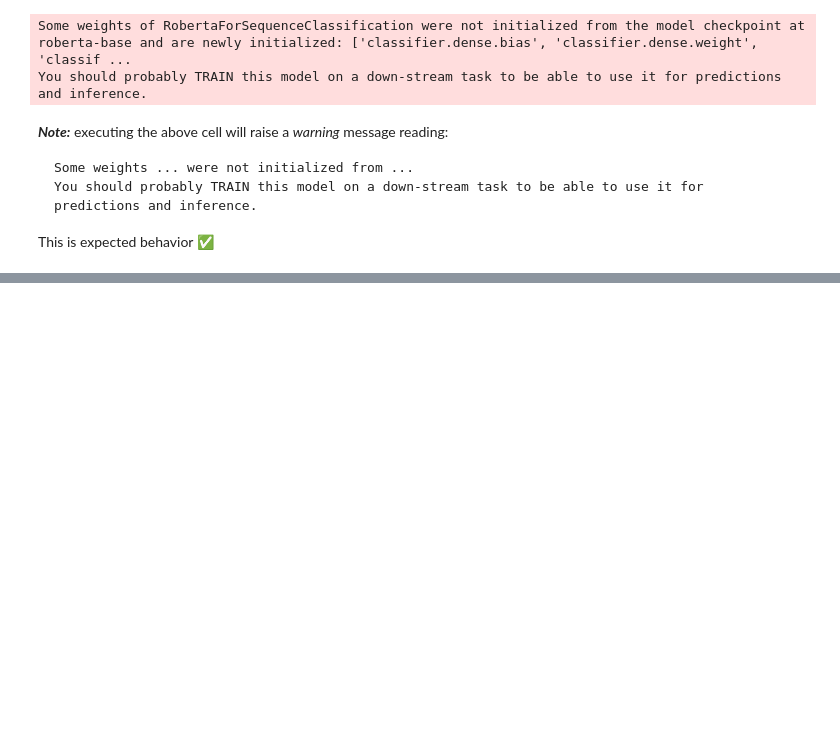
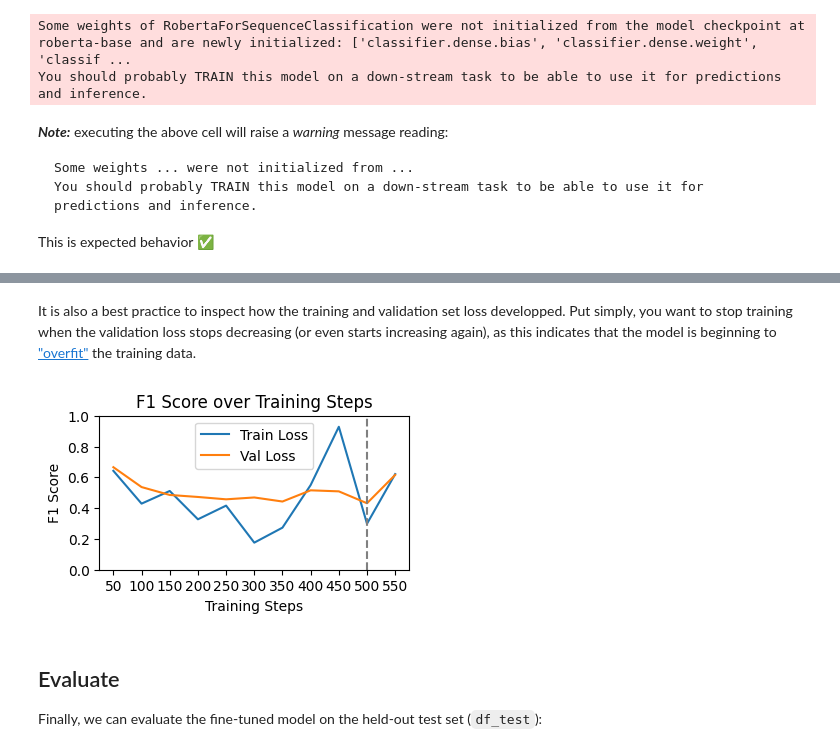
Before and after one commit to haukelicht/dia_cta_course, a Jupyter notebook: notebooks/block2/day1/transformer_classifier_finetuning.ipynb, the cells around one changed output, grey strips where cells are left out. Drawn from its saved outputs; the diff is of its cells as text; code cells hidden in the pictures; blank space fills up the shorter version.

```diff
--- a/notebooks/block2/day1/transformer_classifier_finetuning.ipynb
+++ b/notebooks/block2/day1/transformer_classifier_finetuning.ipynb
@@ -270,3 +419,25 @@ pd.DataFrame(results)
+# %% [markdown]
+It is also a best practice to inspect how the training and validation set loss developped.
+Put simply, you want to stop training when the validation loss stops decreasing (or even starts increasing again), as this indicates that the model is beginning to ["overfit"]() the training data.
+# %%
+plt.figure(figsize=(4,2))
+plt.plot(val_res['global_step'], val_res['train_loss'], label='Train Loss')
+plt.plot(val_res['global_step'], val_res['eval_loss'], label='Val Loss')
+plt.ylim(0, 1)
+# plot vertical line at best F1 score step
+plt.axvline(x=int(val_res.global_step[val_res.f1.idxmax()]), color='gray', linestyle='--', label=None)
+plt.xlabel('Training Steps')
+plt.xticks(val_res['global_step'])
+plt.ylabel('F1 Score')
+plt.title('F1 Score over Training Steps')
+plt.legend()
+plt.show()
+# %% [output]
+[figure, added]
+# %% [markdown]
+## Evaluate
+
+Finally, we can evaluate the fine-tuned model on the held-out test set (`df_test`):
 # %%
 eval_res, probs, *_ = classifier.eval_model(df_test, **extra_metrics_to_compute)
 # %%
```
Also changed, not shown: parts of 42 cells of this notebook, 3 other files.
